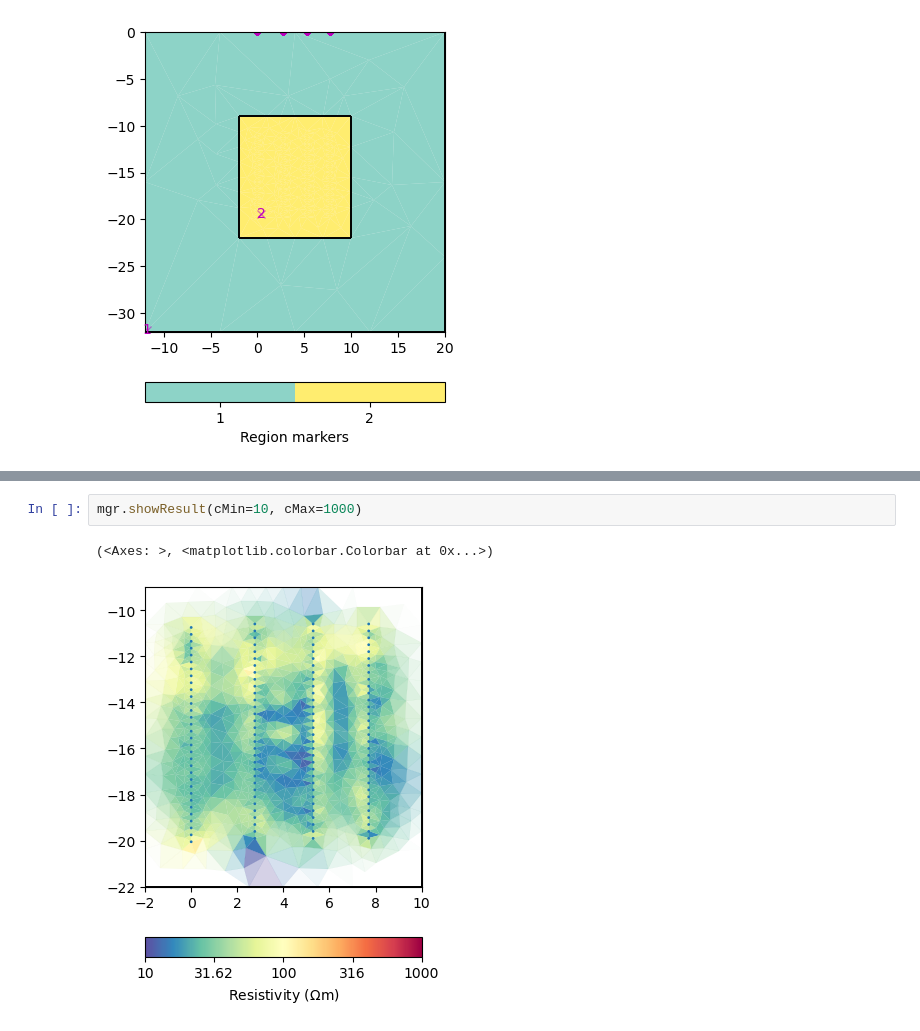
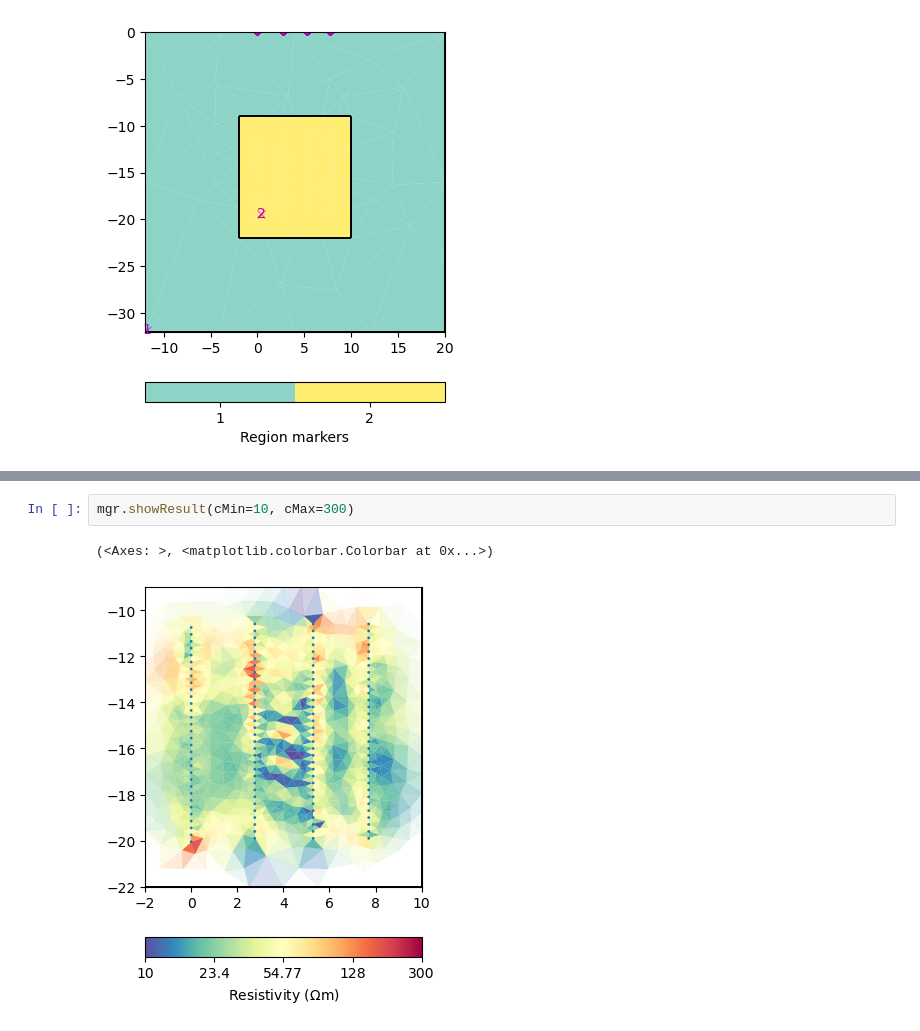
Before and after one commit to halbmy/pyGIMLi-workshop, a Jupyter notebook: 9_specials/Lea/myinv.ipynb, the cells around one changed output, grey strips where cells are left out. Drawn from its saved outputs; the diff is of its cells as text.

```diff
--- a/9_specials/Lea/myinv.ipynb
+++ b/9_specials/Lea/myinv.ipynb
@@ -87,8 +83,8 @@ inv.iter 4 ... chi² = 0.83 (dPhi = -13.14%) lam: 20.0
 # %%
-mgr.showResult(cMin=10, cMax=1000)
+mgr.showResult(cMin=10, cMax=300)
 # %% [output]
 (<Axes: >, <matplotlib.colorbar.Colorbar at 0x...>)
-[figure, old version]
+[figure, new version]
 # %%
 data1["err"] = ert.estimateError(data1)
 # data1["rhoa"] = data1["r"] * data1["k"] * mgr.inv.response / data0["rhoa"]
```
Also changed, not shown: parts of 9 cells of this notebook, 11 other files.
